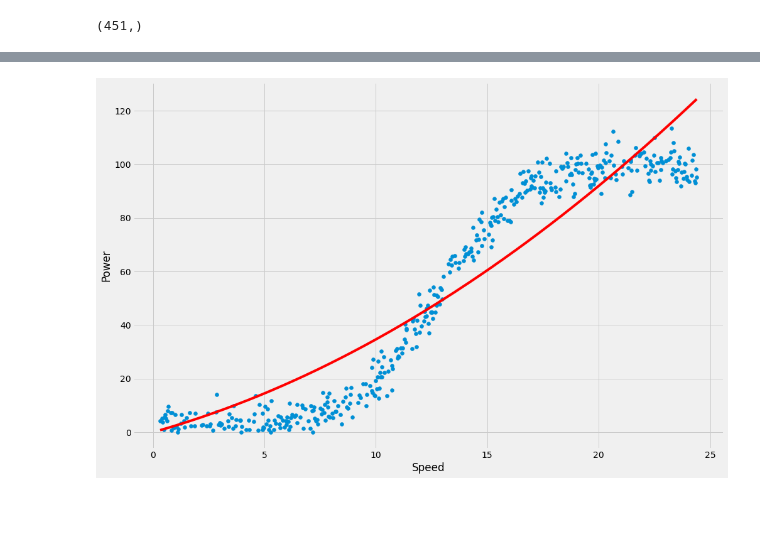
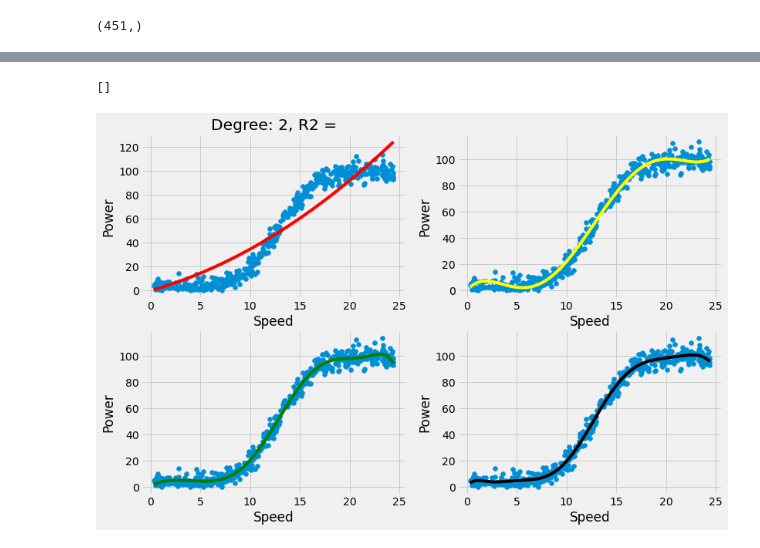
Before and after one commit to pcaulfie/projMLS, a Jupyter notebook: Project 2020 - Machine Learning and Statistics.ipynb, the cells around one changed output, grey strips where cells are left out. Drawn from its saved outputs; the diff is of its cells as text; code cells hidden in the pictures; blank space fills up the shorter version.

Commit message:
developed and tested multiple polynomial repgression models before finding the model that best fit the data. Used subplots to display models.

```diff
--- a/Project 2020 - Machine Learning and Statistics.ipynb
+++ b/Project 2020 - Machine Learning and Statistics.ipynb
@@ -412,5 +416,5 @@ x_.shape
 # %%
-y2 = predictors['power']
-y2.shape
+y = predictors['power']
+y.shape
 # %% [output]
 (451,)
@@ -429,0 +421,5 @@ coefficients: [2.3287779  0.11343664]
+# %%
+model1 = LinearRegression(fit_intercept=False).fit(x_2, y)
+model2 = LinearRegression(fit_intercept=False).fit(x_3, y)
+model3 = LinearRegression(fit_intercept=False).fit(x_4, y)
+model4 = LinearRegression(fit_intercept=False).fit(x_5, y)
@@ -430,3 +465,6 @@ coefficients: [2.3287779  0.11343664]
 # %%
-y_pred = model.predict(x_)
-print('predicted response:', y_pred, sep='\n')
+y_pred = model1.predict(x_2)
+y_pred2 = model2.predict(x_3)
+y_pred3 = model3.predict(x_4)
+y_pred4 = model4.predict(x_5)
+##print('predicted response:', y_pred, sep='\n')
@@ -451,17 +532,43 @@ predicted response:
 # %%
-# Visualize the results
+# Visualize the results adapted from Matplotlib 2020
+#fig, ax = plt.subplots()
 
 # Resize Plot to creates a figure with 15 (width) x 10 (height) inches - Adapted from https://stackoverflow.com/a/36368418
-plt.figure(figsize=(15,10))
-plt.xlabel('Speed') # Label x Axis
-plt.ylabel('Power') # Label y Axis
+#figure(figsize=(15,10))
+#ax.set_xlabel('Speed') # Label x Axis
+#ax.set_ylabel('Power') # Label y Axis
 
-# Create a scatter plot of X2 and y2 and plot the regression line which is the predicted response when data is input into the regression model
-plt.scatter(x, y)
-plt.plot(x, y_pred,color="red")
-plt.show()
+# Create a scatter plot of X2 and y2 and plot the regression line using model1
+ax = plt.subplot(221)
+ax.set_title('Degree: 2, R2 =')
+ax.set_xlabel('Speed') # Label x Axis
+ax.set_ylabel('Power') # Label y Axis
+
+ax.scatter(X2, y2)
+ax.plot(X2, y_pred,color="red")
+#e a scatter plot of X2 and y2 and plot the regression line which is the predicted response when data is input into the regression model
+
+ax2 = plt.subplot(222)
+ax2.set_xlabel('Speed') # Label x Axis
+ax2.set_ylabel('Power') # Label y Axis
+ax2.scatter(X2, y2)
+ax2.plot(X2, y_pred2,color="yellow")
+
+ax3 = plt.subplot(223)
+ax3.set_xlabel('Speed') # Label x Axis
+ax3.set_ylabel('Power') # Label y Axis
+ax3.scatter(X2, y2)
+ax3.plot(X2, y_pred3,color="green")
+
+ax4 = plt.subplot(224)
+ax4.set_xlabel('Speed') # Label x Axis
+ax4.set_ylabel('Power') # Label y Axis
+ax4.scatter(X2, y2)
+ax4.plot(X2, y_pred4,color="black")
+ax.plot()
 # %% [output]
+[]
-[figure, old version]
+[figure, new version]
 # %% [markdown]
 ## 7.0 References <a id='references'></a>
    1. Met Office (2020) *How we measure wind* [Online] Available at:https://www.metoffice.gov.uk/weather/guides/observations/how-we-measure-wind#:~:text=The%20instruments%20used%20to%20measure,%2D1%20%3D%201.15%20mph) [Accessed 13 Nov 2020]
```
Also changed, not shown: parts of 24 cells of this notebook.
